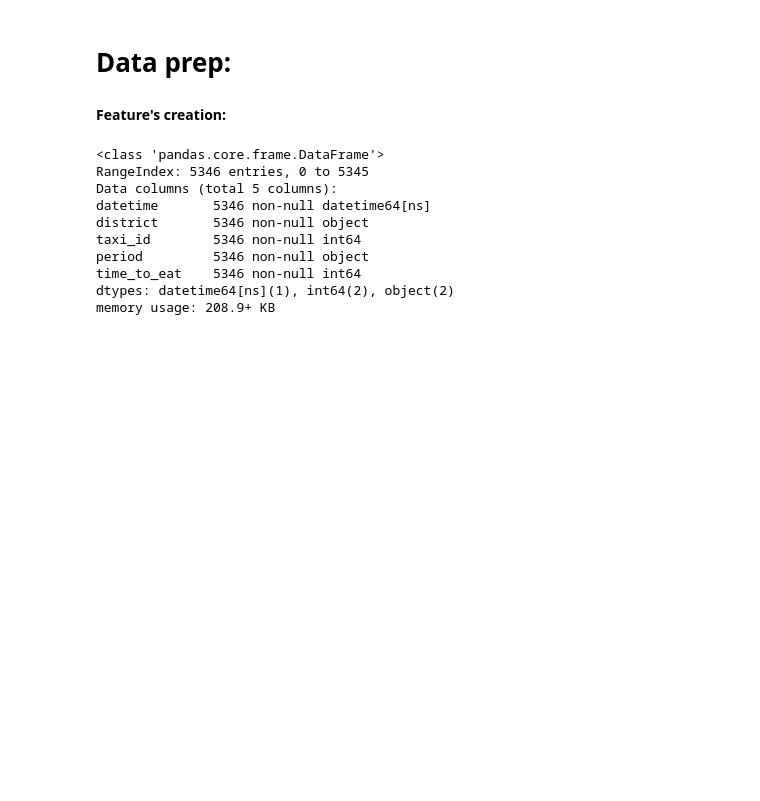
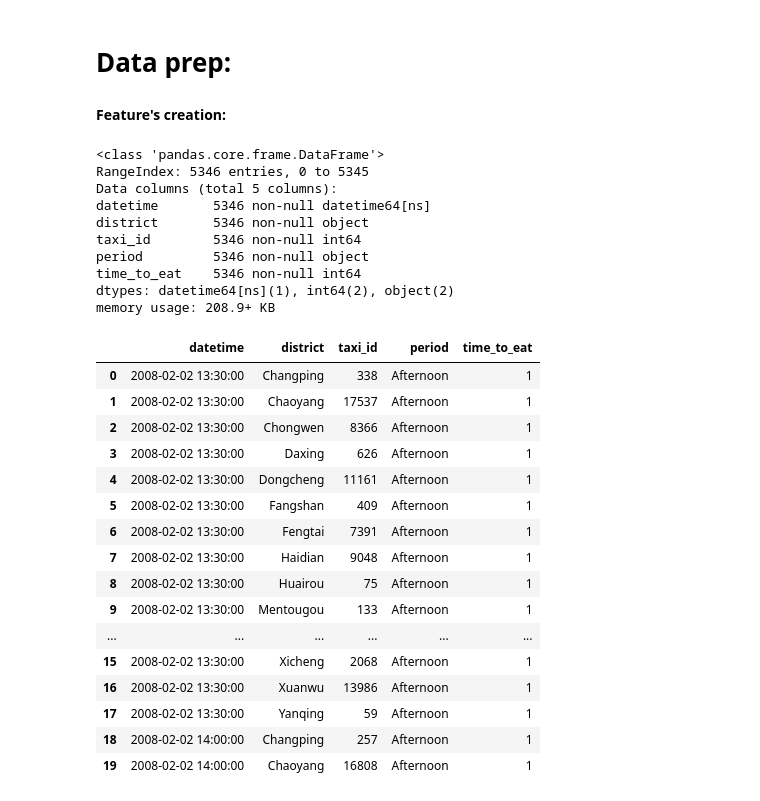
Before and after one commit to pkasela/Data-Science-Lab-Project, a Jupyter notebook: Final_Data.ipynb, the cells around one changed output. Drawn from its saved outputs; the diff is of its cells as text; code cells hidden in the pictures; blank space fills up the shorter version.

```diff
--- a/Final_Data.ipynb
+++ b/Final_Data.ipynb
@@ -107,3 +107,23 @@ period         5346 non-null object
 time_to_eat    5346 non-null int64
 dtypes: datetime64[ns](1), int64(2), object(2)
 memory usage: 208.9+ KB
+# %%
+df3.head(20)
+# %% [output]
+|  | datetime | district | taxi_id | period | time_to_eat |
+| 0 | 2008-02-02 13:30:00 | Changping | 338 | Afternoon | 1 |
+| 1 | 2008-02-02 13:30:00 | Chaoyang | 17537 | Afternoon | 1 |
+| 2 | 2008-02-02 13:30:00 | Chongwen | 8366 | Afternoon | 1 |
+| 3 | 2008-02-02 13:30:00 | Daxing | 626 | Afternoon | 1 |
+| 4 | 2008-02-02 13:30:00 | Dongcheng | 11161 | Afternoon | 1 |
+| 5 | 2008-02-02 13:30:00 | Fangshan | 409 | Afternoon | 1 |
+| 6 | 2008-02-02 13:30:00 | Fengtai | 7391 | Afternoon | 1 |
+| 7 | 2008-02-02 13:30:00 | Haidian | 9048 | Afternoon | 1 |
+| 8 | 2008-02-02 13:30:00 | Huairou | 75 | Afternoon | 1 |
+| 9 | 2008-02-02 13:30:00 | Mentougou | 133 | Afternoon | 1 |
+| ... | ... | ... | ... | ... | ... |
+| 15 | 2008-02-02 13:30:00 | Xicheng | 2068 | Afternoon | 1 |
+| 16 | 2008-02-02 13:30:00 | Xuanwu | 13986 | Afternoon | 1 |
+| 17 | 2008-02-02 13:30:00 | Yanqing | 59 | Afternoon | 1 |
+| 18 | 2008-02-02 14:00:00 | Changping | 257 | Afternoon | 1 |
+| 19 | 2008-02-02 14:00:00 | Chaoyang | 16808 | Afternoon | 1 |
```
